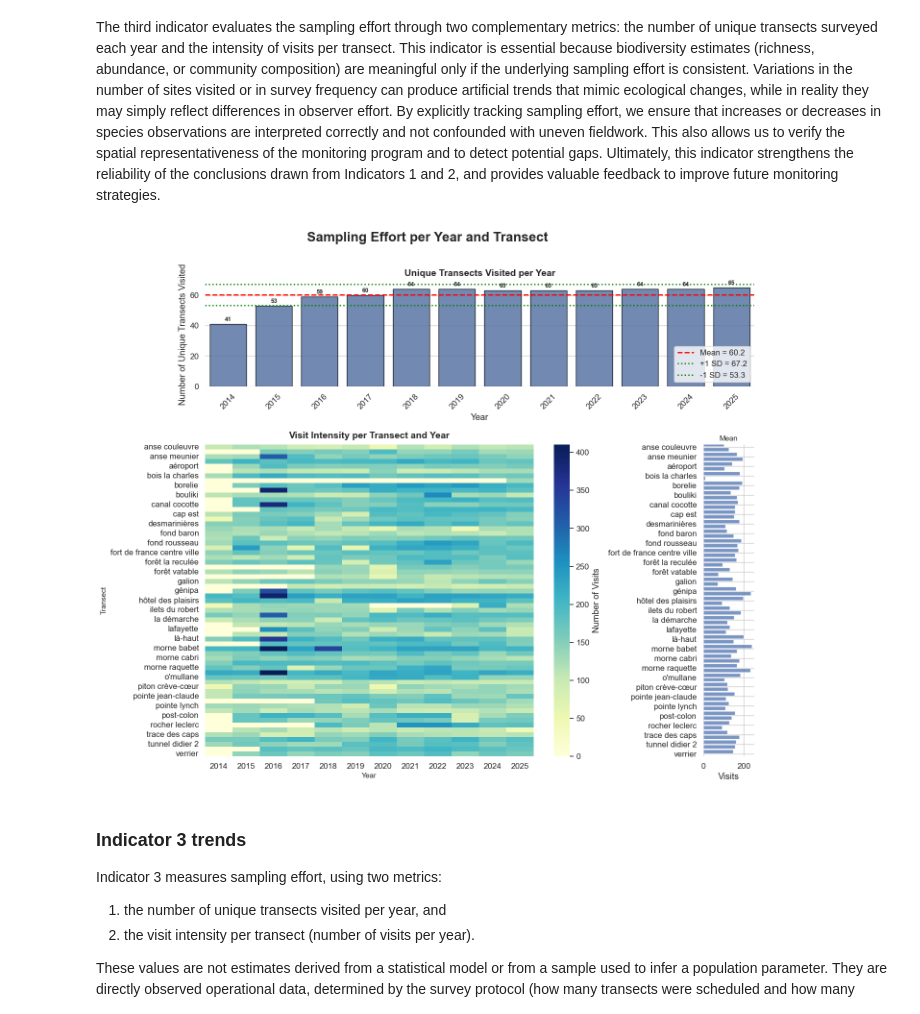
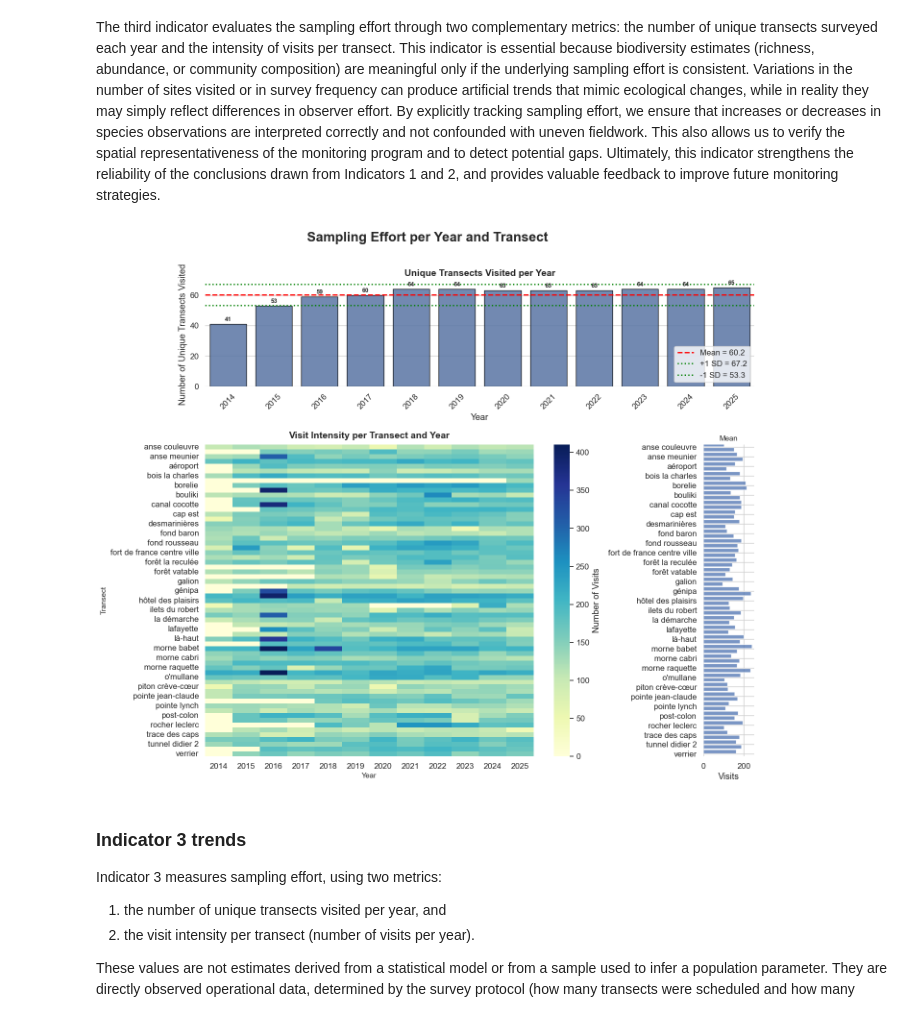
Before and after one commit to baptistepras/birds_biodiversity, a Jupyter notebook: multi_year_indicators.ipynb, the cells around one changed output. Cells and saved outputs as stored; diff of their text form; code cells hidden in the pictures.

Commit message:
New mean for visit intensity

```diff
--- a/multi_year_indicators.ipynb
+++ b/multi_year_indicators.ipynb
@@ -828,7 +828,7 @@ std_unique = transects_per_year["Unique_transects"].std()
 
 visits_per_transect_year = df_observations.groupby(["Transect", "year"]).size().reset_index(name="Visits")
 pivot_heatmap = visits_per_transect_year.pivot_table(index="Transect", columns="year", values="Visits", fill_value=0)
-mean_visits, median_visits = pivot_heatmap.mean(axis=1), pivot_heatmap.median(axis=1)
+mean_visits, median_visits = pivot_heatmap.replace(0, np.nan).mean(axis=1), pivot_heatmap.replace(0, np.nan).median(axis=1)
 pivot_heatmap_with_stats = pivot_heatmap.assign(Mean=mean_visits, Median=median_visits)
 
 # Create figure layout
@@ -842,34 +842,34 @@ fig.suptitle("Sampling Effort per Year and Transect", fontsize=20, fontweight="b
 # Unique transects per year
 sns.barplot(data=transects_per_year, x="year", y="Unique_transects", color="#4C72B0", ax=ax_bar, alpha=0.85, edgecolor="black")
 for i, val in enumerate(transects_per_year["Unique_transects"]):
     ax_bar.text(i, val + 1, f"{val:.0f}", ha="center", va="bottom", fontsize=9, fontweight="bold")
 ax_bar.axhline(mean_unique, color="red", linestyle="--", linewidth=2, label=f"Mean = {mean_unique:.1f}")
 ax_bar.axhline(mean_unique + std_unique, color='green', linestyle=':', linewidth=2, label=f'+1 SD = {mean_unique + std_unique:.1f}')
 ax_bar.axhline(mean_unique - std_unique, color='green', linestyle=':', linewidth=2, label=f'-1 SD = {mean_unique - std_unique:.1f}')
 ax_bar.set_title("Unique Transects Visited per Year", fontsize=14, fontweight="bold", pad=10)
 ax_bar.set_ylabel("Number of Unique Transects Visited")
 ax_bar.set_xlabel("Year")
 ax_bar.legend(loc="upper right", frameon=True)
 ax_bar.tick_params(axis="x", rotation=45)
 ax_bar.legend(loc="lower right", frameon=True)
 
 # Visit intensity
 sns.heatmap(pivot_heatmap_with_stats.iloc[:, :-2], cmap="YlGnBu", annot=False, cbar_kws={"label": "Number of Visits"}, ax=ax_hm)
 ax_hm.set_title("Visit Intensity per Transect and Year", fontsize=14, fontweight="bold", pad=10)
 ax_hm.set_xlabel("Year", fontsize=11)
 ax_hm.set_ylabel("Transect", fontsize=11)
 
 # Mean and median visits
 ax_stats.barh(pivot_heatmap_with_stats.index, pivot_heatmap_with_stats["Mean"], color="#4C72B0", alpha=0.75, label="Mean")
 ax_stats.set_title("Mean", fontsize=11)
 ax_stats.set_xlabel("Visits")
 sns.despine(left=True, bottom=True)
 
 plt.tight_layout(rect=[0, 0, 1, 0.96])
 plt.savefig("figures/sampling_effort_per_year_and_transect.jpeg")
 plt.show()
 # %% [output]
-[figure, old version]
+[figure, new version]
 # %% [markdown]
 ### Indicator 3 trends
 
```
Also changed, not shown: 2 other files.
